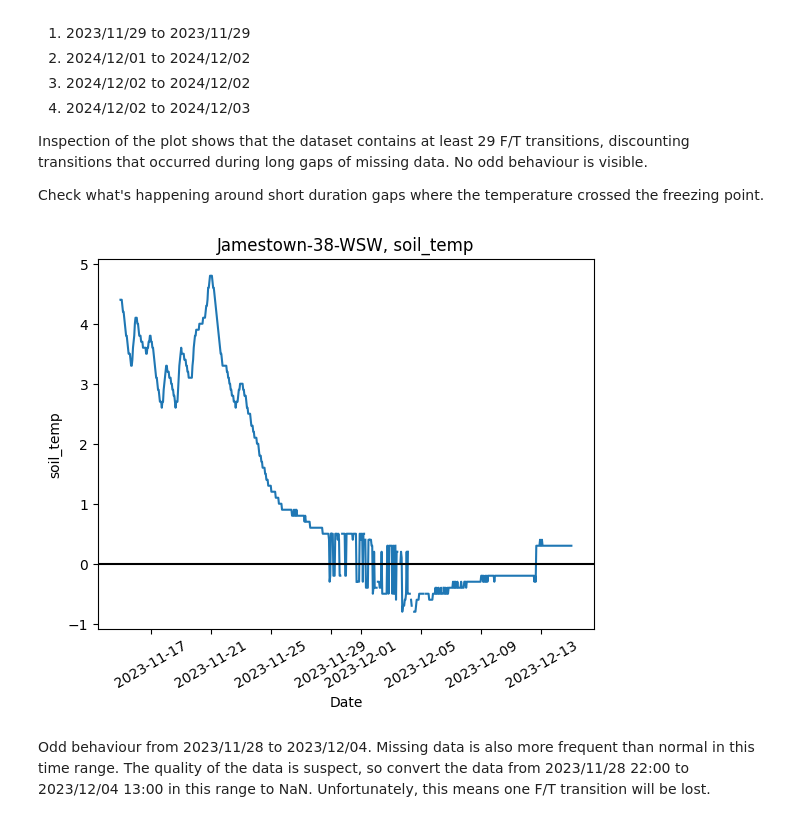
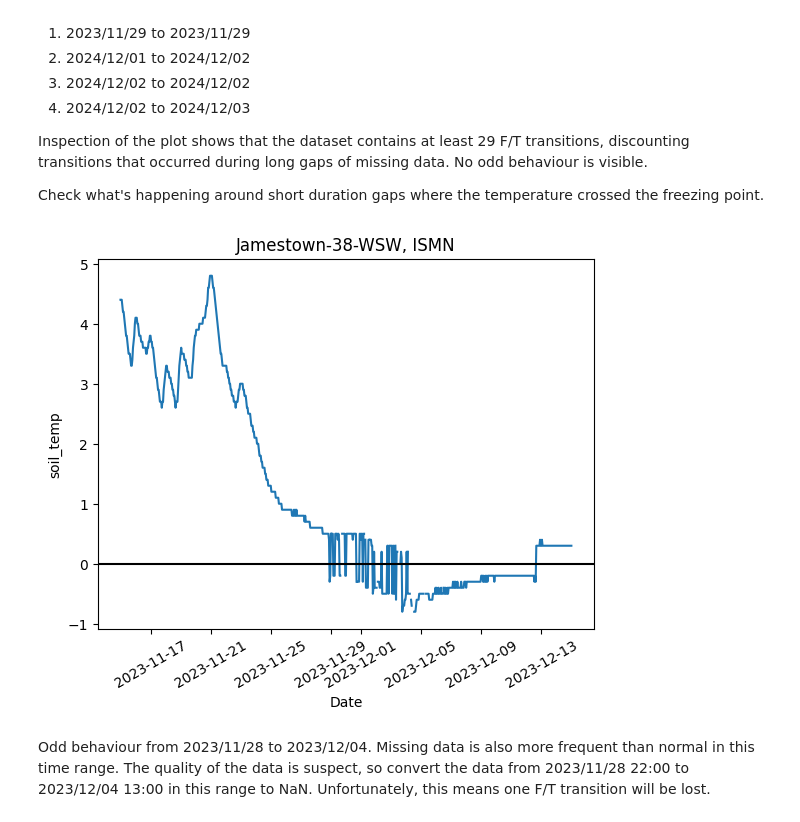
Before and after one commit to gerezk/freeze-thaw-soil-prediction, a Jupyter notebook: notebooks/ISMN_data_cleaning.ipynb, the cells around one changed output. Saved outputs shown, nothing was run; the diff lists cells and outputs as text; code cells hidden in the pictures.

```diff
--- a/notebooks/ISMN_data_cleaning.ipynb
+++ b/notebooks/ISMN_data_cleaning.ipynb
@@ -41,6 +42,7 @@ max_depth = 0.10 # in m, exclusive
 short_variable = 'ts' # soil temperature
 long_variable = 'soil_temp'
 threshold = 10 # in C; for detecting outliers.
+system = 'ISMN'
 
 # path variables
 raw_data_path = Path('../data/raw/ISMN')
@@ -236,11 +238,11 @@ Inspection of the plot shows that the dataset contains at least 29 F/T transitio
 
 Check what's happening around short duration gaps where the temperature crossed the freezing point.
 # %%
-utils.plot(jamestown_df, long_variable, station=jamestown_name, form='line',
+plot(jamestown_df, long_variable, station=jamestown_name, system=system, form='line',
            start=datetime.datetime(2023, 11, 15),
            end=datetime.datetime(2023, 12, 15))
 # %% [output]
-[figure, old version]
+[figure, new version]
 # %% [markdown]
 Odd behaviour from 2023/11/28 to 2023/12/04. Missing data is also more frequent than normal in this time range. The quality of the data is suspect, so convert the data from 2023/11/28 22:00 to 2023/12/04 13:00 in this range to NaN. Unfortunately, this means one F/T transition will be lost.
 # %%
```
Also changed, not shown: parts of 22 cells of this notebook, 3 other files.
